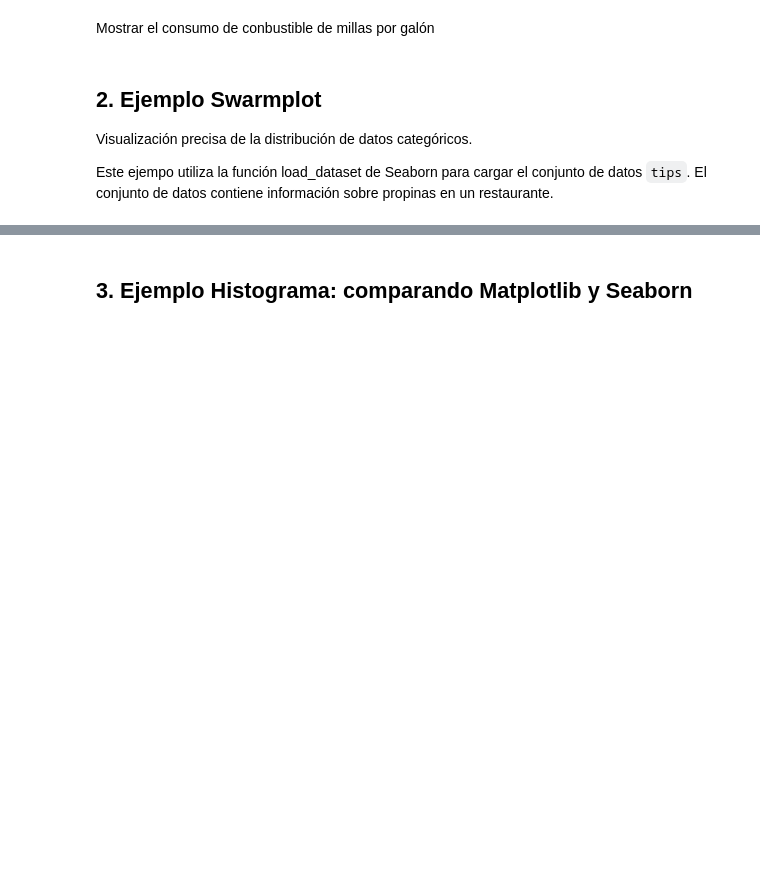
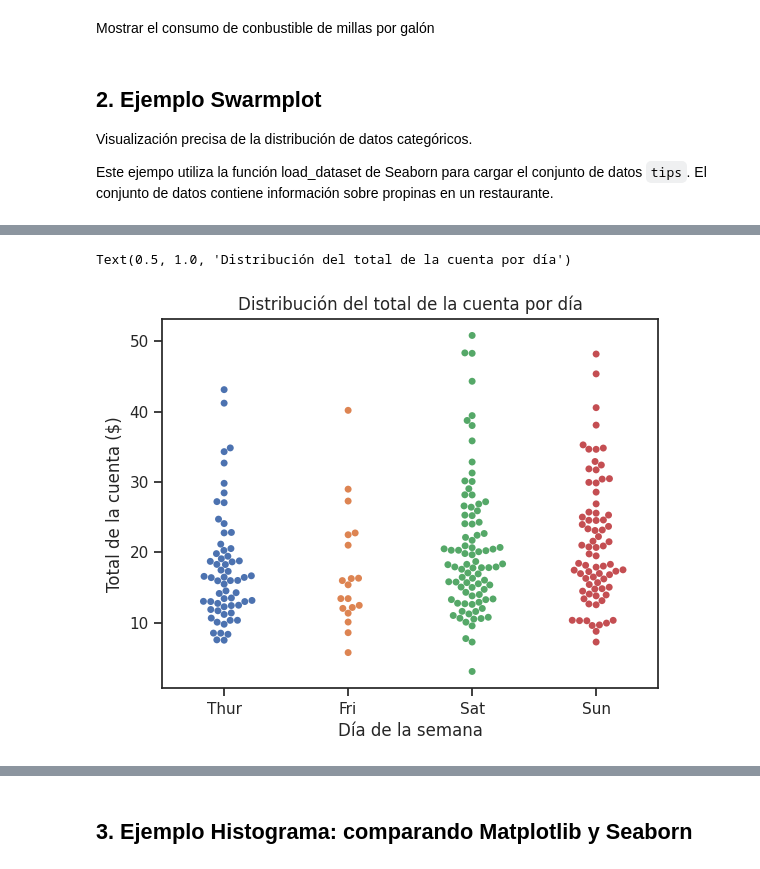
Before and after one commit to esanruben/programa-python-utec, a Jupyter notebook: Sesión_5_Ejemplos.ipynb, the cells around one changed output, grey strips where cells are left out. Cells and saved outputs as stored; diff of their text form; code cells hidden in the pictures; blank space fills up the shorter version.

```diff
--- a/Sesión_5_Ejemplos.ipynb
+++ b/Sesión_5_Ejemplos.ipynb
@@ -133,3 +220,9 @@ Visualización precisa de la distribución de datos categóricos.
 
 Este ejempo utiliza la función load_dataset de Seaborn para cargar el conjunto de datos `tips`.
 El conjunto de datos contiene información sobre propinas en un restaurante.
+# %%
+import seaborn as sns
+import matplotlib.pyplot as plt
+
+tips = sns.load_dataset('tips')
+tips
@@ -136,3 +243,11 @@ El conjunto de datos contiene información sobre propinas en un restaurante.
+# %%
+sns.swarmplot(x='day', y='total_bill', hue='day', data=tips) # son los principales
+plt.xlabel('Día de la semana')
+plt.ylabel('Total de la cuenta ($)')
+plt.title('Distribución del total de la cuenta por día')
+# %% [output]
+Text(0.5, 1.0, 'Distribución del total de la cuenta por día')
+[figure, added]
 # %%
 import seaborn as sns
 import matplotlib.pyplot as plt
```
Also changed, not shown: parts of 18 cells of this notebook.
